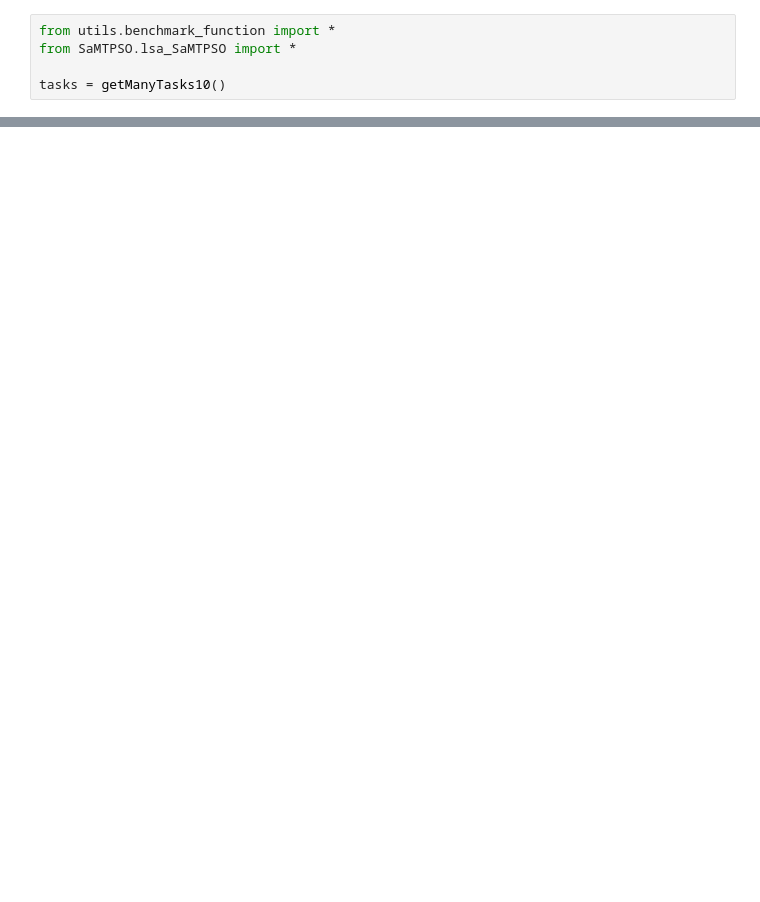
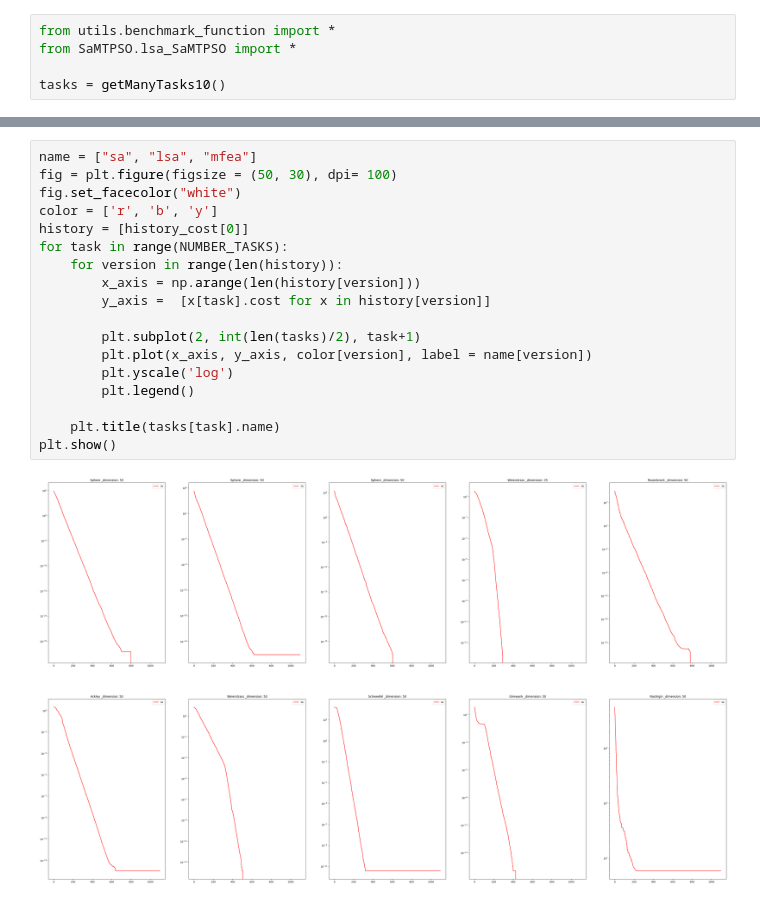
Before and after one commit to kaito0311/Code_Lab, a Jupyter notebook: SA_LSA_MFEA/SaMTPSO.ipynb, the cells around one changed output, grey strips where cells are left out. Saved outputs shown, nothing was run; the diff lists cells and outputs as text; blank space fills up the shorter version.

```diff
--- a/SA_LSA_MFEA/SaMTPSO.ipynb
+++ b/SA_LSA_MFEA/SaMTPSO.ipynb
@@ -41,0 +48,20 @@ for i in range(len(tasks)):
+# %%
+name = ["sa", "lsa", "mfea"]
+fig = plt.figure(figsize = (50, 30), dpi= 100)
+fig.set_facecolor("white")
+color = ['r', 'b', 'y']
+history = [history_cost[0]]
+for task in range(NUMBER_TASKS):
+    for version in range(len(history)):
+        x_axis = np.arange(len(history[version]))
+        y_axis =  [x[task].cost for x in history[version]]
+
+        plt.subplot(2, int(len(tasks)/2), task+1)
+        plt.plot(x_axis, y_axis, color[version], label = name[version])
+        plt.yscale('log')
+        plt.legend()
+
+    plt.title(tasks[task].name)
+plt.show()
+# %% [output]
+[figure, added]
```
Also changed, not shown: parts of 5 cells of this notebook, 8 other files.
